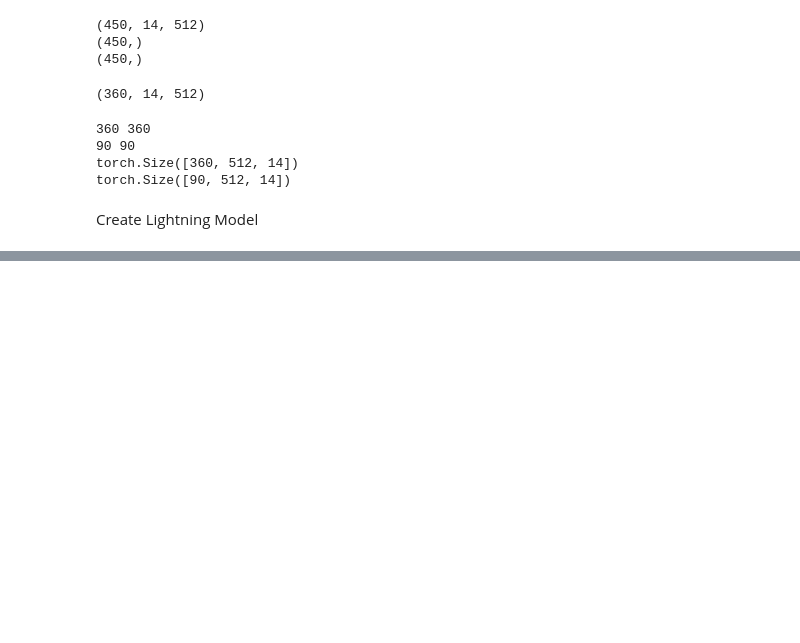
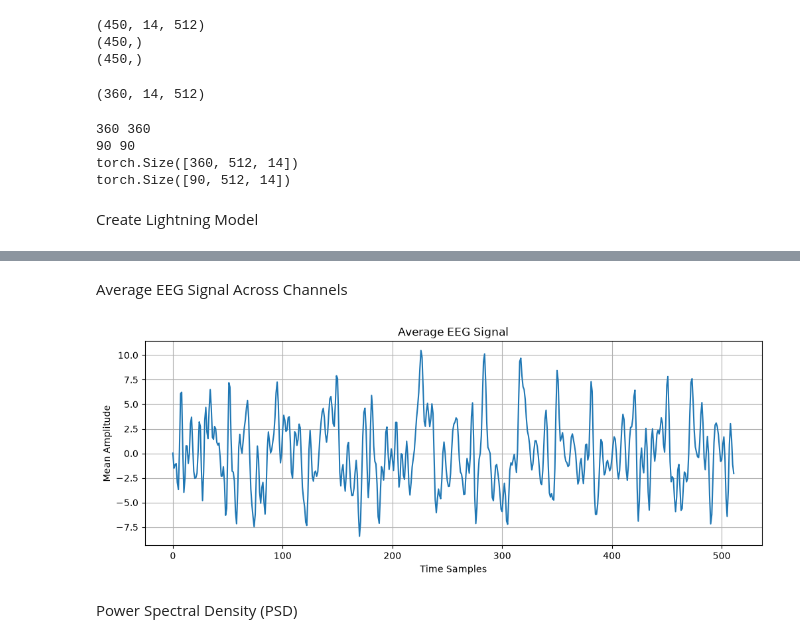
Before and after one commit to soniya-builds/BCI-EEG-Signal-Classification, a Jupyter notebook: Data_Preparation.ipynb, the cells around one changed output, grey strips where cells are left out. Drawn from its saved outputs; the diff is of its cells as text; code cells hidden in the pictures; blank space fills up the shorter version.

```diff
--- a/Data_Preparation.ipynb
+++ b/Data_Preparation.ipynb
@@ -379,0 +549,18 @@ NameError: name 'LightningModule' is not defined
+# %% [markdown]
+Average EEG Signal Across Channels
+# %%
+mean_signal = epochs_data[0].mean(axis=0)
+
+plt.figure(figsize=(12,4))
+plt.plot(mean_signal)
+
+plt.title("Average EEG Signal")
+plt.xlabel("Time Samples")
+plt.ylabel("Mean Amplitude")
+
+plt.grid(True)
+plt.show()
+# %% [output]
+[figure, added]
+# %% [markdown]
+Power Spectral Density (PSD)
```
Also changed, not shown: parts of 29 cells of this notebook.
